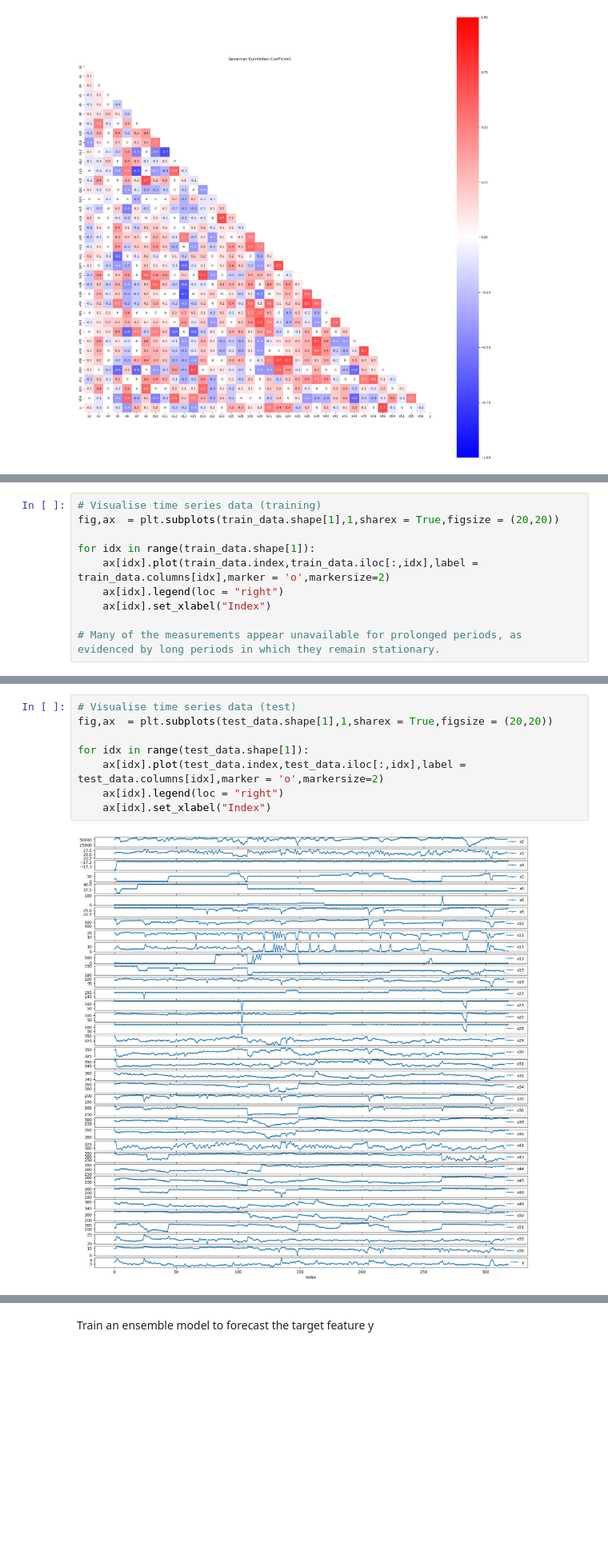
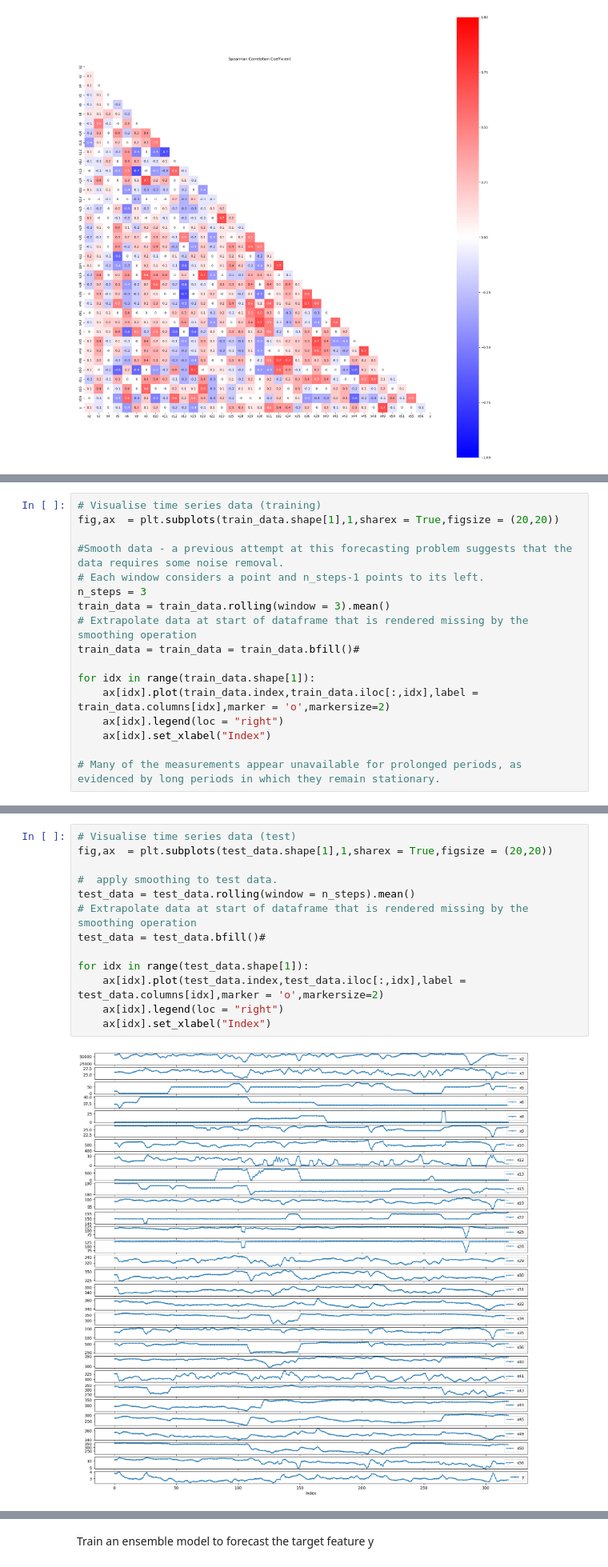
Before and after one commit to AlexSchulzeHulbe/ML_for_process_eng, a Jupyter notebook: Dow_dataset_forecasting.ipynb, the cells around one changed output, grey strips where cells are left out. Shown at 80% size. Saved outputs shown, nothing was run; the diff lists cells and outputs as text; blank space fills up the shorter version.

```diff
--- a/Dow_dataset_forecasting.ipynb
+++ b/Dow_dataset_forecasting.ipynb
@@ -181,6 +183,13 @@ plt.tight_layout()
 # %%
 # Visualise time series data (training)
 fig,ax  = plt.subplots(train_data.shape[1],1,sharex = True,figsize = (20,20))
+
+#Smooth data - a previous attempt at this forecasting problem suggests that the data requires some noise removal.
+# Each window considers a point and n_steps-1 points to its left.
+n_steps = 3
+train_data = train_data.rolling(window = 3).mean()
+# Extrapolate data at start of dataframe that is rendered missing by the smoothing operation
+train_data = train_data = train_data.bfill()#
 
 for idx in range(train_data.shape[1]):
     ax[idx].plot(train_data.index,train_data.iloc[:,idx],label = train_data.columns[idx],marker = 'o',markersize=2)
@@ -193,10 +202,15 @@ for idx in range(train_data.shape[1]):
 # %%
 # Visualise time series data (test)
 fig,ax  = plt.subplots(test_data.shape[1],1,sharex = True,figsize = (20,20))
+
+#  apply smoothing to test data.
+test_data = test_data.rolling(window = n_steps).mean()
+# Extrapolate data at start of dataframe that is rendered missing by the smoothing operation
+test_data = test_data.bfill()#
 
 for idx in range(test_data.shape[1]):
     ax[idx].plot(test_data.index,test_data.iloc[:,idx],label = test_data.columns[idx],marker = 'o',markersize=2)
     ax[idx].legend(loc = "right")
     ax[idx].set_xlabel("Index")
 # %% [output]
-[figure, old version]
+[figure, new version]
```
Also changed, not shown: parts of 14 cells of this notebook.
